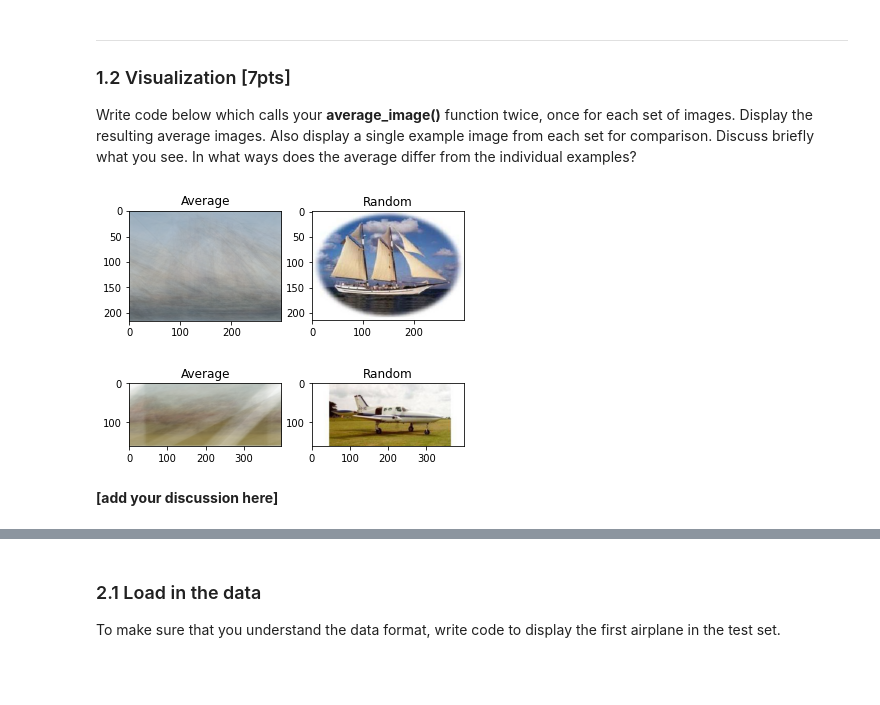
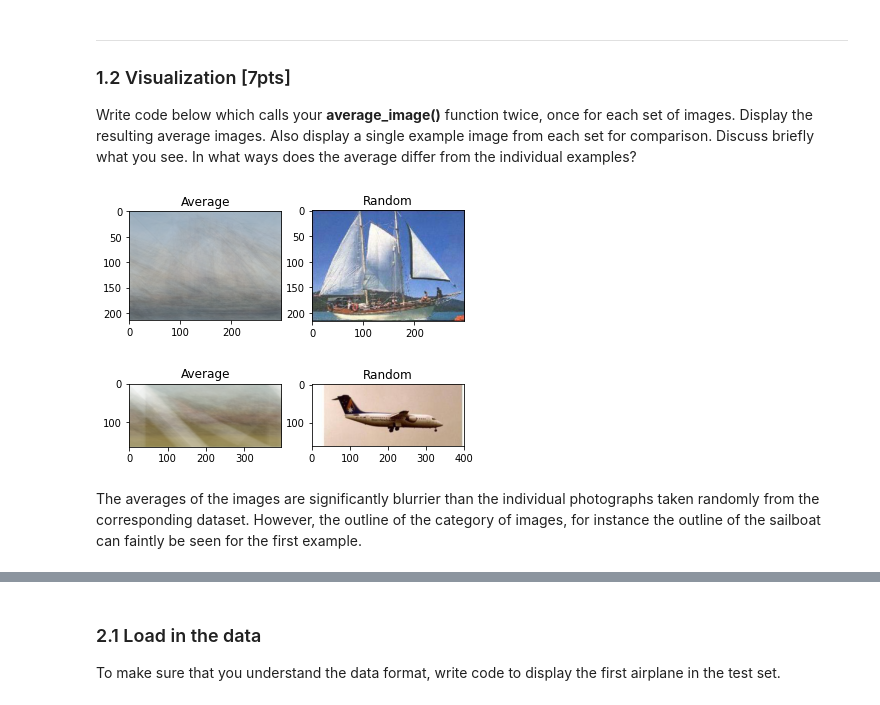
Before and after one commit to brookekelseyryan/Image-Understanding-CS-216, a Jupyter notebook: Homework1/assignment1.ipynb, the cells around one changed output, grey strips where cells are left out. Cells and saved outputs as stored; diff of their text form; code cells hidden in the pictures; blank space fills up the shorter version.

```diff
--- a/Homework1/assignment1.ipynb
+++ b/Homework1/assignment1.ipynb
@@ -153,7 +159,7 @@ def average_image(dirname):
 
 Write code below which calls your **average_image()** function twice, once for each set of images. Display the resulting average images. Also display a single example image from each set for comparison.  Discuss briefly what you see. In what ways does the average differ from the individual examples?
 # %%
-set1 = '/Users/brookeryan/Developer/Image-Understanding-CS216/averageimage_data/set1/'
+set1 = '/content/drive/MyDrive/ImageUnderstanding/averageimage_data/set1/'
 avg = average_image(set1)
 rd = plt.imread(set1 + random.choice(os.listdir(set1)))
 
@@ -165,23 +171,23 @@ axs[1].imshow(rd)
 
 plt.show()
 # %% [output]
-[figure, old version]
+[figure, new version]
 # %%
-set2 = '/Users/brookeryan/Developer/Image-Understanding-CS216/averageimage_data/set2/'
+set2 = '/content/drive/MyDrive/ImageUnderstanding/averageimage_data/set2/'
 avg = average_image(set2)
 rd = plt.imread(set2 + random.choice(os.listdir(set2)))
 
 fig, axs = plt.subplots(1, 2)
 axs[0].set_title("Average")
 axs[0].imshow(avg)
 axs[1].set_title("Random")
 axs[1].imshow(rd)
 
 plt.show()
 # %% [output]
-[figure, old version]
+[figure, new version]
-# %% [markdown]
-**[add your discussion here]**
+# %% [markdown]
+The averages of the images are significantly blurrier than the individual photographs taken randomly from the corresponding dataset.  However, the outline of the category of images, for instance the outline of the sailboat can faintly be seen for the first example.
 # %% [markdown]
 # 2. Image Classification
 
```
Also changed, not shown: parts of 7 cells of this notebook.
